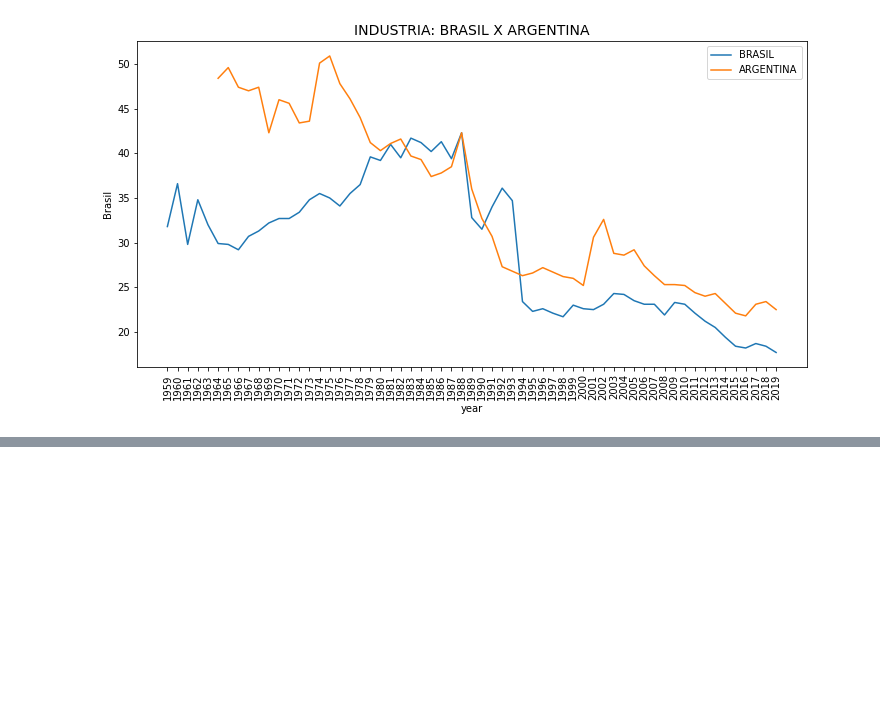
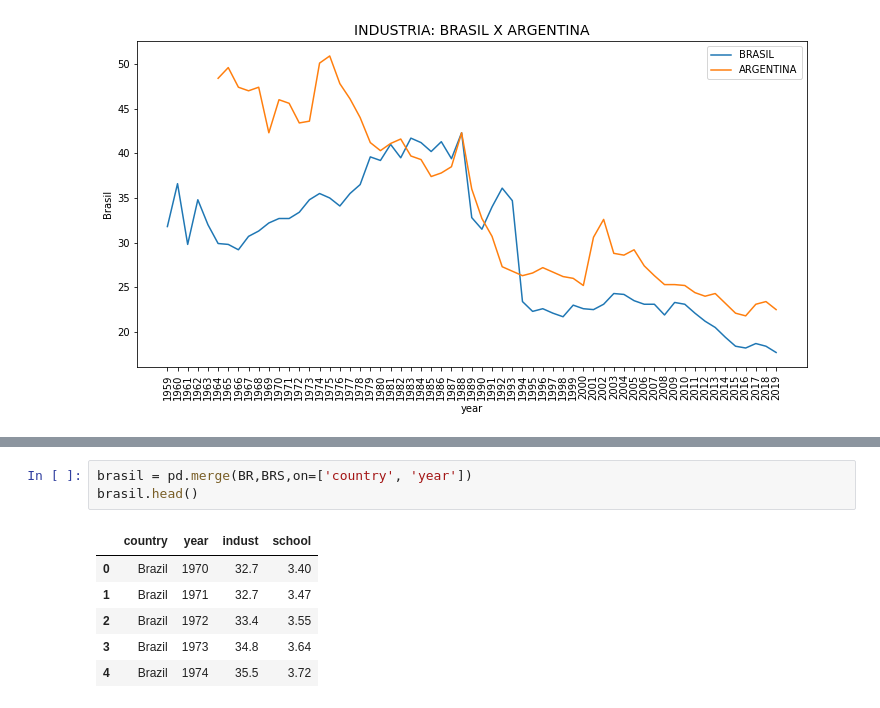
Before and after one commit to smilesrgouveia/Aula, a Jupyter notebook: TarefaTrilha2_PL.ipynb, the cells around one changed output, grey strips where cells are left out. Drawn from its saved outputs; the diff is of its cells as text; blank space fills up the shorter version.

```diff
--- a/TarefaTrilha2_PL.ipynb
+++ b/TarefaTrilha2_PL.ipynb
@@ -173,0 +208,10 @@ Conclusão: A indutria de Brasil e Argentina vem caindo significativamente ao lo
+# %%
+brasil = pd.merge(BR,BRS,on=['country', 'year'])
+brasil.head()
+# %% [output]
+|  | country | year | indust | school |
+| 0 | Brazil | 1970 | 32.7 | 3.40 |
+| 1 | Brazil | 1971 | 32.7 | 3.47 |
+| 2 | Brazil | 1972 | 33.4 | 3.55 |
+| 3 | Brazil | 1973 | 34.8 | 3.64 |
+| 4 | Brazil | 1974 | 35.5 | 3.72 |
```
Also changed, not shown: parts of 14 cells of this notebook.
